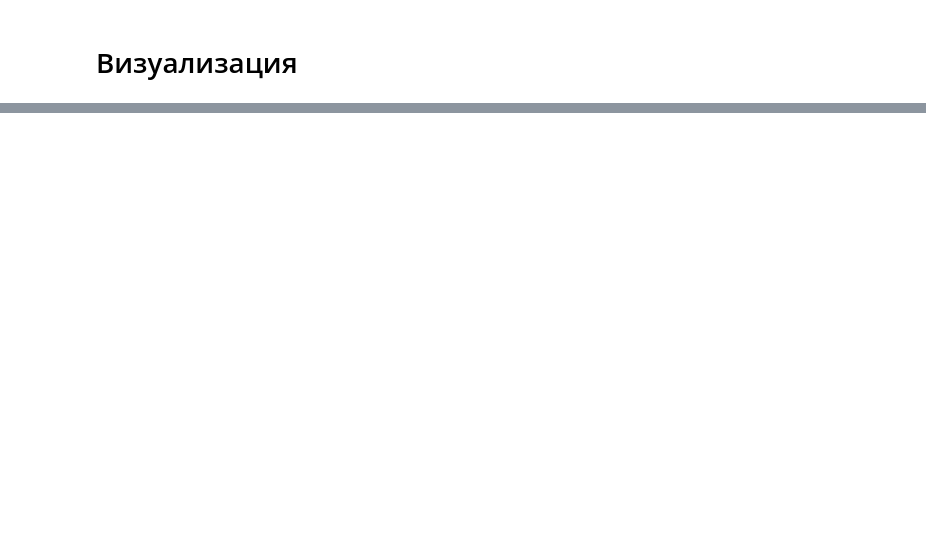
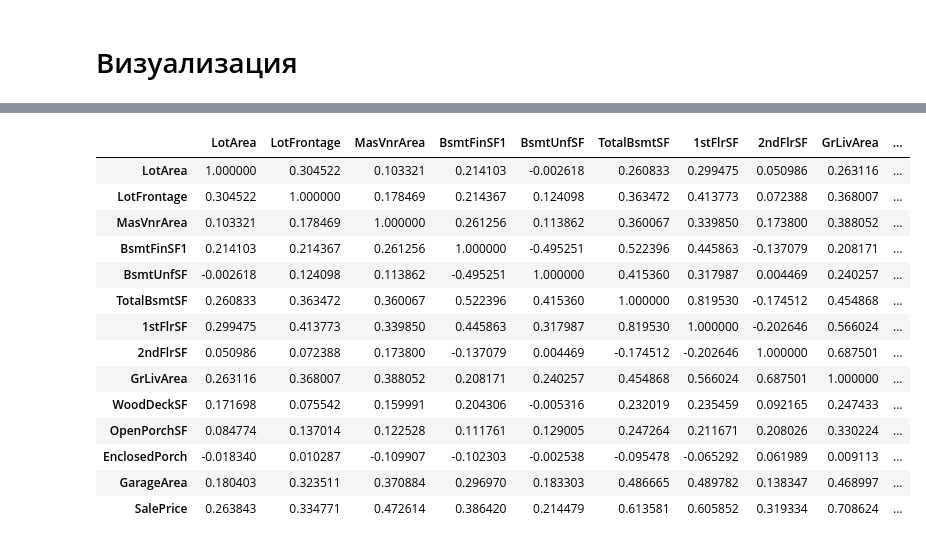
Before and after one commit to KhachKara/kaggle_projects, a Jupyter notebook: house-prices-advanced-regression-techniques/house-prices-advanced-regression-techniques_khach.ipynb, the cells around one changed output, grey strips where cells are left out. Saved outputs shown, nothing was run; the diff lists cells and outputs as text; code cells hidden in the pictures; blank space fills up the shorter version.

```diff
--- a/house-prices-advanced-regression-techniques/house-prices-advanced-regression-techniques_khach.ipynb
+++ b/house-prices-advanced-regression-techniques/house-prices-advanced-regression-techniques_khach.ipynb
@@ -122,0 +188,4 @@ df_train.head()
+# %%
+# GarageYrBlt Год постройки гаража
+# числовой NaN заеменим на marker
+df_train_new.GarageYrBlt = df_train_new.GarageYrBlt.apply(lambda x: 0 if pd.isnull(x) else x)
@@ -122,0 +196,4 @@ df_train.head()
+# %%
+# GarageFinish Внутренняя отделка гаража
+# числовой NaN заеменим на marker
+df_train_new.GarageFinish = df_train_new.GarageFinish.apply(lambda x: marker if pd.isnull(x) else x)
@@ -122,0 +204,4 @@ df_train.head()
+# %%
+# GarageQual Качество гаража
+# числовой NaN заеменим на marker
+df_train_new.GarageQual = df_train_new.GarageQual.apply(lambda x: marker if pd.isnull(x) else x)
@@ -123,3 +212,7 @@ df_train.head()
+# %%
+# GarageCond Качество гаража
+# числовой NaN заеменим на marker
+df_train_new.GarageCond = df_train_new.GarageCond.apply(lambda x: marker if pd.isnull(x) else x)
 # %% [markdown]
 # Визуализация
 # %%
@@ -137,0 +230,22 @@ fig.show()
+# %%
+# построим графики
+import seaborn as sns
+#sns.pairplot(train[num_cols])
+#корреляция Пирсона
+df_train_new[num_cols].corr().style.background_gradient()
+# %% [output]
+|  | LotArea | LotFrontage | MasVnrArea | BsmtFinSF1 | BsmtUnfSF | TotalBsmtSF | 1stFlrSF | 2ndFlrSF | GrLivArea | ... |
+| LotArea | 1.000000 | 0.304522 | 0.103321 | 0.214103 | -0.002618 | 0.260833 | 0.299475 | 0.050986 | 0.263116 | ... |
+| LotFrontage | 0.304522 | 1.000000 | 0.178469 | 0.214367 | 0.124098 | 0.363472 | 0.413773 | 0.072388 | 0.368007 | ... |
+| MasVnrArea | 0.103321 | 0.178469 | 1.000000 | 0.261256 | 0.113862 | 0.360067 | 0.339850 | 0.173800 | 0.388052 | ... |
+| BsmtFinSF1 | 0.214103 | 0.214367 | 0.261256 | 1.000000 | -0.495251 | 0.522396 | 0.445863 | -0.137079 | 0.208171 | ... |
+| BsmtUnfSF | -0.002618 | 0.124098 | 0.113862 | -0.495251 | 1.000000 | 0.415360 | 0.317987 | 0.004469 | 0.240257 | ... |
+| TotalBsmtSF | 0.260833 | 0.363472 | 0.360067 | 0.522396 | 0.415360 | 1.000000 | 0.819530 | -0.174512 | 0.454868 | ... |
+| 1stFlrSF | 0.299475 | 0.413773 | 0.339850 | 0.445863 | 0.317987 | 0.819530 | 1.000000 | -0.202646 | 0.566024 | ... |
+| 2ndFlrSF | 0.050986 | 0.072388 | 0.173800 | -0.137079 | 0.004469 | -0.174512 | -0.202646 | 1.000000 | 0.687501 | ... |
+| GrLivArea | 0.263116 | 0.368007 | 0.388052 | 0.208171 | 0.240257 | 0.454868 | 0.566024 | 0.687501 | 1.000000 | ... |
+| WoodDeckSF | 0.171698 | 0.075542 | 0.159991 | 0.204306 | -0.005316 | 0.232019 | 0.235459 | 0.092165 | 0.247433 | ... |
+| OpenPorchSF | 0.084774 | 0.137014 | 0.122528 | 0.111761 | 0.129005 | 0.247264 | 0.211671 | 0.208026 | 0.330224 | ... |
+| EnclosedPorch | -0.018340 | 0.010287 | -0.109907 | -0.102303 | -0.002538 | -0.095478 | -0.065292 | 0.061989 | 0.009113 | ... |
+| GarageArea | 0.180403 | 0.323511 | 0.370884 | 0.296970 | 0.183303 | 0.486665 | 0.489782 | 0.138347 | 0.468997 | ... |
+| SalePrice | 0.263843 | 0.334771 | 0.472614 | 0.386420 | 0.214479 | 0.613581 | 0.605852 | 0.319334 | 0.708624 | ... |
```
Also changed, not shown: parts of 36 cells of this notebook.
